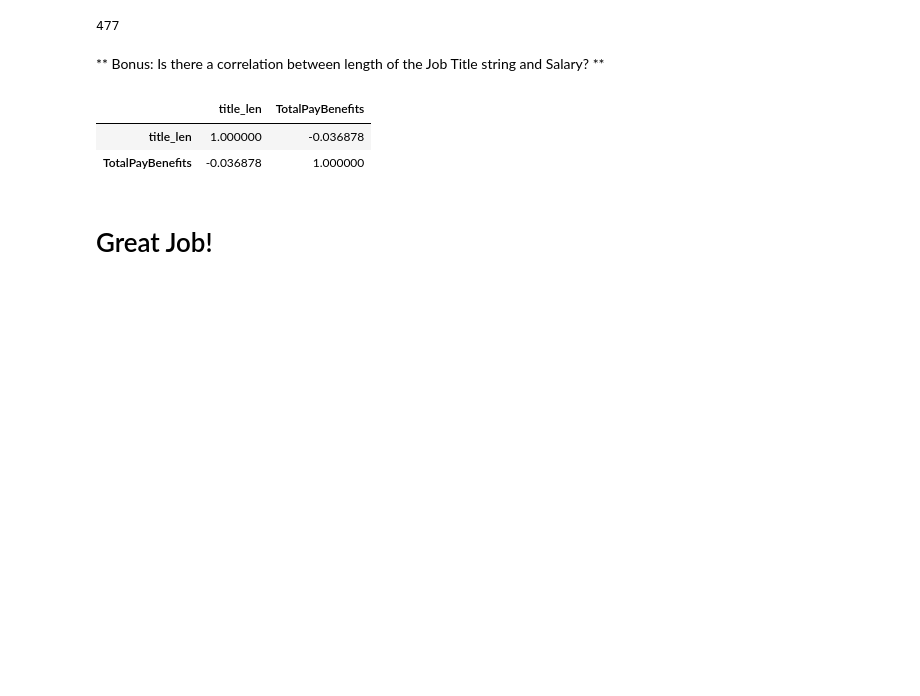
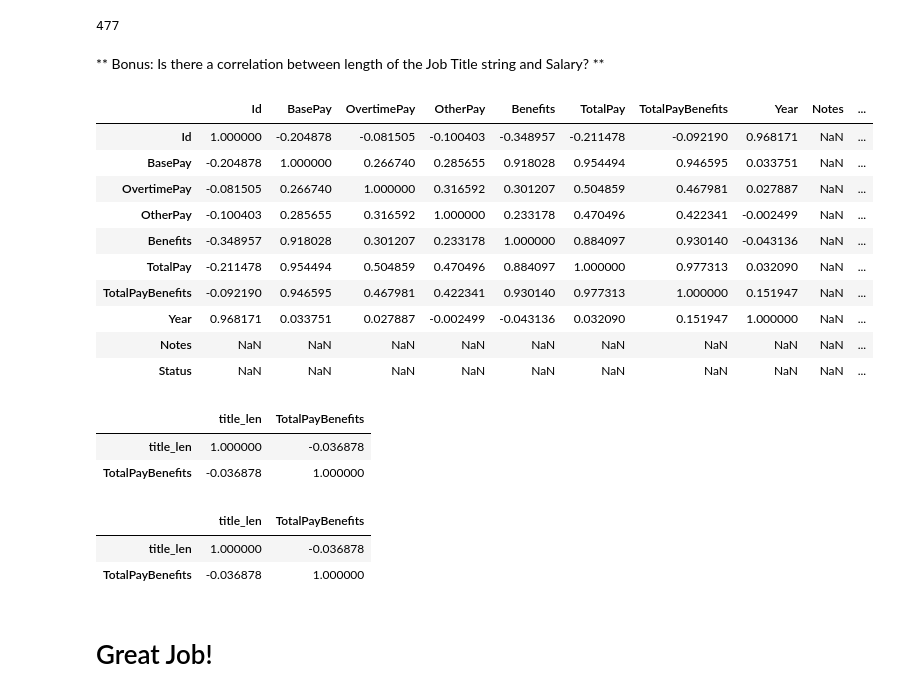
Before and after one commit to ricardojguzman/DSPractice, a Jupyter notebook: Udemy/PY-DS-ML-Bootcamp/Sources/04-Pandas-Exercises/01-SF Salaries Exercise.ipynb, the cells around one changed output. Saved outputs shown, nothing was run; the diff lists cells and outputs as text; code cells hidden in the pictures; blank space fills up the shorter version.

```diff
--- a/Udemy/PY-DS-ML-Bootcamp/Sources/04-Pandas-Exercises/01-SF Salaries Exercise.ipynb
+++ b/Udemy/PY-DS-ML-Bootcamp/Sources/04-Pandas-Exercises/01-SF Salaries Exercise.ipynb
@@ -209,3 +219,17 @@ Name: JobTitle, dtype: int64
 477
 # %% [markdown]
 ** Bonus: Is there a correlation between length of the Job Title string and Salary? **
+# %%
+df.corr()
+# %% [output]
+|  | Id | BasePay | OvertimePay | OtherPay | Benefits | TotalPay | TotalPayBenefits | Year | Notes | ... |
+| Id | 1.000000 | -0.204878 | -0.081505 | -0.100403 | -0.348957 | -0.211478 | -0.092190 | 0.968171 | NaN | ... |
+| BasePay | -0.204878 | 1.000000 | 0.266740 | 0.285655 | 0.918028 | 0.954494 | 0.946595 | 0.033751 | NaN | ... |
+| OvertimePay | -0.081505 | 0.266740 | 1.000000 | 0.316592 | 0.301207 | 0.504859 | 0.467981 | 0.027887 | NaN | ... |
+| OtherPay | -0.100403 | 0.285655 | 0.316592 | 1.000000 | 0.233178 | 0.470496 | 0.422341 | -0.002499 | NaN | ... |
+| Benefits | -0.348957 | 0.918028 | 0.301207 | 0.233178 | 1.000000 | 0.884097 | 0.930140 | -0.043136 | NaN | ... |
+| TotalPay | -0.211478 | 0.954494 | 0.504859 | 0.470496 | 0.884097 | 1.000000 | 0.977313 | 0.032090 | NaN | ... |
+| TotalPayBenefits | -0.092190 | 0.946595 | 0.467981 | 0.422341 | 0.930140 | 0.977313 | 1.000000 | 0.151947 | NaN | ... |
+| Year | 0.968171 | 0.033751 | 0.027887 | -0.002499 | -0.043136 | 0.032090 | 0.151947 | 1.000000 | NaN | ... |
+| Notes | NaN | NaN | NaN | NaN | NaN | NaN | NaN | NaN | NaN | ... |
+| Status | NaN | NaN | NaN | NaN | NaN | NaN | NaN | NaN | NaN | ... |
@@ -212,3 +238,9 @@ Name: JobTitle, dtype: int64
+# %%
+df[['title_len','TotalPayBenefits']].corr() # No correlation.
+# %% [output]
+|  | title_len | TotalPayBenefits |
+| title_len | 1.000000 | -0.036878 |
+| TotalPayBenefits | -0.036878 | 1.000000 |
 # %%
 # %% [output]
 |  | title_len | TotalPayBenefits |
```
Also changed, not shown: parts of 3 cells of this notebook.
